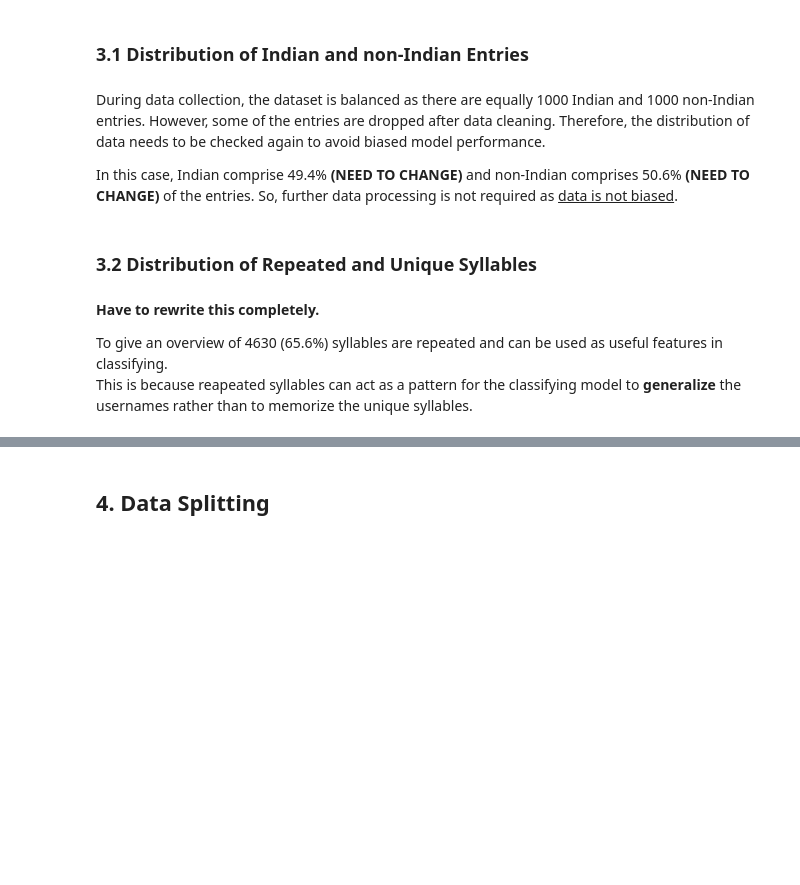
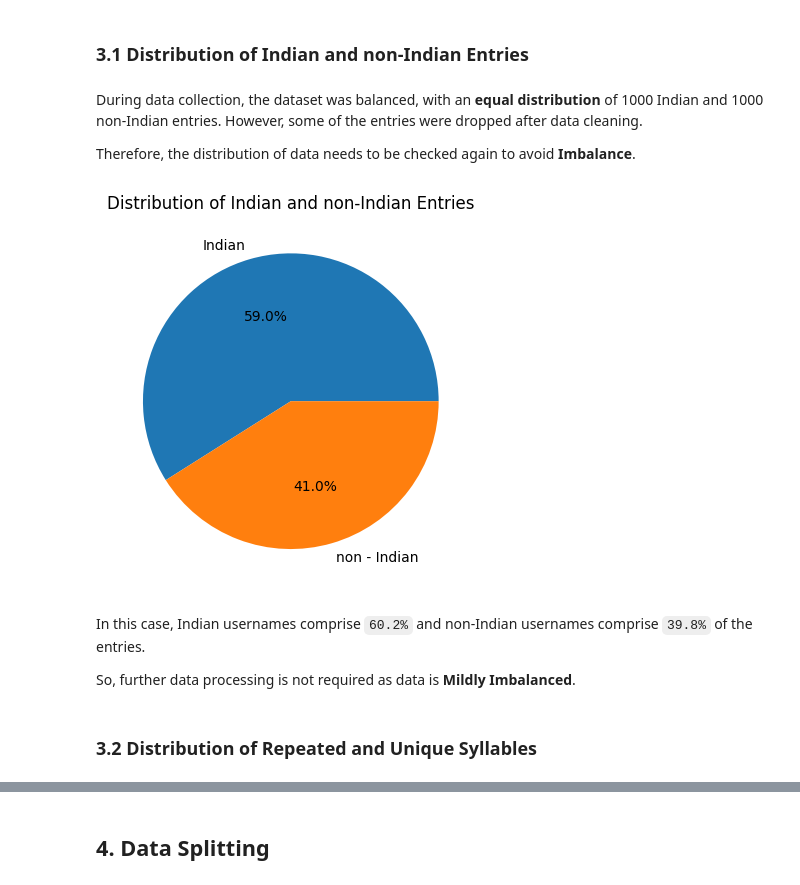
Before and after one commit to PranitMalhotra/Diaspora-Username-Classifier, a Jupyter notebook: main.ipynb, the cells around one changed output, grey strips where cells are left out. Drawn from its saved outputs; the diff is of its cells as text; code cells hidden in the pictures; blank space fills up the shorter version.

```diff
--- a/main.ipynb
+++ b/main.ipynb
@@ -65,9 +71,12 @@ os.chdir(datasets_folder_path)
 # %%
-indian_username_df = pd.read_csv("indian_username.csv")
-indian_username_df["Indian"] = True
-diaspora_sensitive_username_df = pd.read_csv("diaspora_sensitive_username.csv")
-diaspora_sensitive_username_df["Indian"] = False
+os.chdir(datasets_folder_path)
 
-df = pd.concat([indian_username_df, diaspora_sensitive_username_df], axis = 0, ignore_index = True) #have to understand axis and ignore_index
-df = df.drop(df.columns[0], axis = 1) # why are dropping this dataframe
+indian_usernames_df = pd.read_csv("indian_usernames.csv")
+indian_usernames_df["Indian"] = True
+
+non_indian_usernames_df = pd.read_csv("non_indian_usernames.csv")
+non_indian_usernames_df["Indian"] = False
+
+df = pd.concat([indian_usernames_df, non_indian_usernames_df], axis = 0, ignore_index = True)
+df = df.drop(df.columns[0], axis = 1)
 df
@@ -131,23 +193,25 @@ X
 # %% [markdown]
 ### 3.1 Distribution of Indian and non-Indian Entries
 # %% [markdown]
-During data collection, the dataset is balanced as there are equally 1000 Indian and 1000 non-Indian entries. However, some of the entries are dropped after data cleaning. Therefore, the distribution of data needs to be checked again to avoid biased model performance.
+During data collection, the dataset was balanced, with an **equal distribution** of 1000 Indian and 1000 non-Indian entries. However, some of the entries were dropped after data cleaning.
 
-In this case, Indian comprise 49.4% **(NEED TO CHANGE)** and non-Indian comprises 50.6% **(NEED TO CHANGE)** of the entries. So, further data processing is not required as <u>data is not biased</u>.
+Therefore, the distribution of data needs to be checked again to avoid **Imbalance**.
 # %%
 def getData(ind):
   return len(df.loc[(df['Indian'] == ind), 'Indian'])
 
 plt.pie([getData(1), getData(0)],
-        labels = ['Indian', 'Non - Indian'], autopct = '%1.1f%%')
-plt.title("Distribution of Indian and Non-Indian Entries")
+        labels = ['Indian', 'non - Indian'], autopct = '%1.1f%%')
+plt.title("Distribution of Indian and non-Indian Entries")
 plt.show()
+# %% [output]
+[figure, added]
+# %% [markdown]
+In this case, Indian usernames comprise `60.2%` and non-Indian usernames comprise `39.8%` of the entries.
+
+So, further data processing is not required as data is **Mildly Imbalanced**.
 # %% [markdown]
 ### 3.2 Distribution of Repeated and Unique Syllables
-# %% [markdown]
-**Have to rewrite this completely.**
-
-To give an overview of 4630 (65.6%) syllables are repeated and can be used as useful features in classifying. <br> This is because reapeated syllables can act as a pattern for the classifying model to **generalize** the usernames rather than to memorize the unique syllables.
 # %%
 all_syllables = len(df["Tokenized IG Username"].explode())
 unique_syllables = len(df["Tokenized IG Username"].explode().unique())
```
Also changed, not shown: parts of 63 cells of this notebook, 2 other files.
